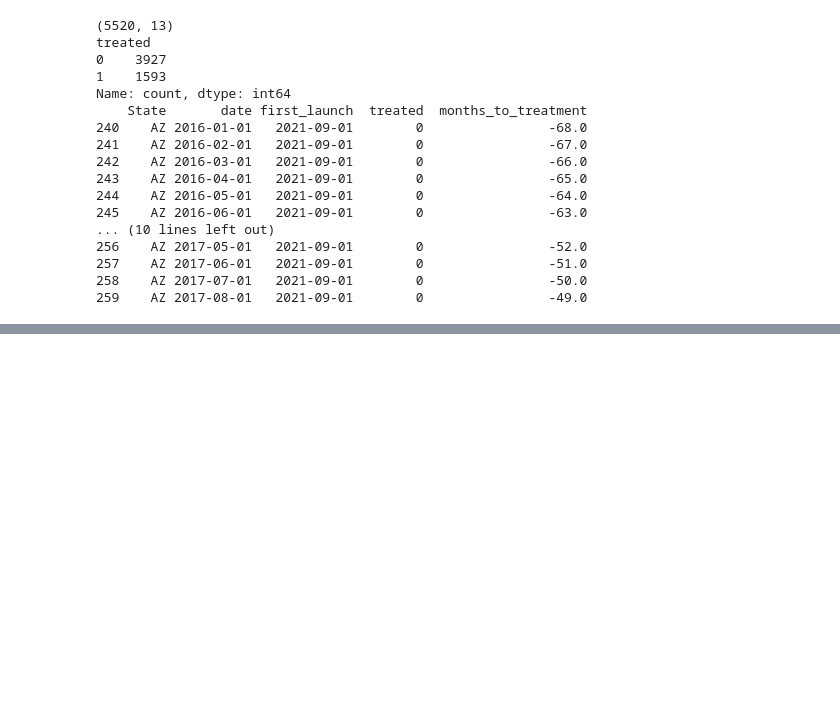
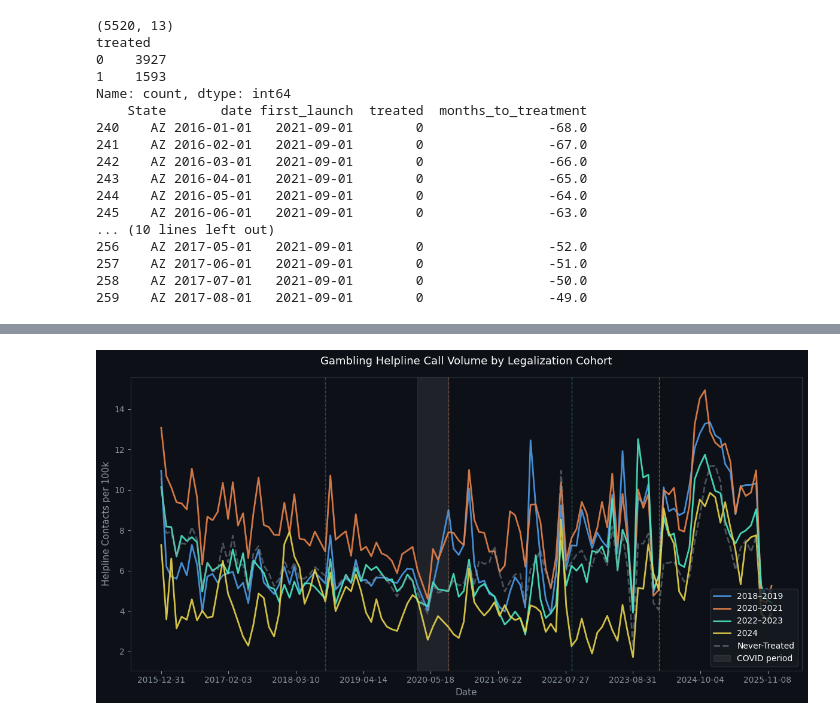
Before and after one commit to kayvanns/Impact-of-Sports-Betting-Legalizations-on-Problem-Gambling, a Jupyter notebook: notebooks/02_panel_construction.ipynb, the cells around one changed output, grey strips where cells are left out. Drawn from its saved outputs; the diff is of its cells as text; code cells hidden in the pictures; blank space fills up the shorter version.

Commit message:
final panel

```diff
--- a/notebooks/02_panel_construction.ipynb
+++ b/notebooks/02_panel_construction.ipynb
@@ -187,0 +197,84 @@ Name: count, dtype: int64
+# %%
+def assign_cohort(first_launch):
+    if pd.isna(first_launch):
+        return 'Never-Treated'
+    year = pd.to_datetime(first_launch).year
+    if year <= 2019:
+        return '2018–2019'
+    elif year <= 2021:
+        return '2020–2021'
+    elif year <= 2023:
+        return '2022–2023'
+    else:
+        return '2024'
+panel["date"] = pd.to_datetime(panel["date"])
+panel['cohort'] = panel['first_launch'].map(assign_cohort)
+
+
+cohort_means = (
+    panel.groupby(['cohort', 'date'])['contacts_per_100k']
+    .mean()
+    .reset_index()
+)
+
+
+DARK_NAVY   = '#0d1117'
+STEEL_BLUE  = '#4C9BE8'
+WARM_ORANGE = '#E8834C'
+TEAL        = '#4CE8C4'
+GOLD        = '#E8D44C'
+LIGHT_GRAY  = '#8B949E'
+
+cohort_order  = ['2018–2019', '2020–2021', '2022–2023', '2024', 'Never-Treated']
+cohort_colors = {
+    '2018–2019':    STEEL_BLUE,
+    '2020–2021':    WARM_ORANGE,
+    '2022–2023':    TEAL,
+    '2024':         GOLD,
+    'Never-Treated': LIGHT_GRAY,
+}
+
+
+onset_dates = {
+    '2018–2019': pd.Timestamp('2018-09-01'),
+    '2020–2021': pd.Timestamp('2020-09-01'),
+    '2022–2023': pd.Timestamp('2022-09-01'),
+    '2024':      pd.Timestamp('2024-02-01'),
+}
+
+fig, ax = plt.subplots(figsize=(12, 6))
+fig.patch.set_facecolor(DARK_NAVY)
+ax.set_facecolor(DARK_NAVY)
+
+for cohort in cohort_order:
+    df = cohort_means[cohort_means['cohort'] == cohort]
+    ax.plot(df['date'], df['contacts_per_100k'], linewidth=2,
+            color=cohort_colors[cohort], label=cohort,
+            alpha=0.9 if cohort != 'Never-Treated' else 0.5,
+            linestyle='-' if cohort != 'Never-Treated' else '--')
+
+for cohort, date in onset_dates.items():
+    ax.axvline(x=date, color=cohort_colors[cohort],
+               linestyle='--', linewidth=1, alpha=0.4)
+
+
+ax.axvspan(pd.Timestamp('2020-03-01'), pd.Timestamp('2020-09-01'),
+           alpha=0.08, color='white', label='COVID period')
+
+ax.set_xlabel('Date', color=LIGHT_GRAY, fontsize=11)
+ax.set_ylabel('Helpline Contacts per 100k', color=LIGHT_GRAY, fontsize=11)
+ax.set_title('Gambling Helpline Call Volume by Legalization Cohort',
+             color='white', fontsize=13, pad=15)
+
+ax.tick_params(colors=LIGHT_GRAY)
+ax.xaxis.set_major_locator(ticker.MaxNLocator(10))
+for spine in ax.spines.values():
+    spine.set_edgecolor('#30363d')
+
+ax.legend(facecolor='#161b22', edgecolor='#30363d',
+          labelcolor='white', fontsize=10,loc='lower right')
+
+plt.tight_layout()
+plt.show()
+# %% [output]
+[figure, added]
```
Also changed, not shown: parts of 4 cells of this notebook.
